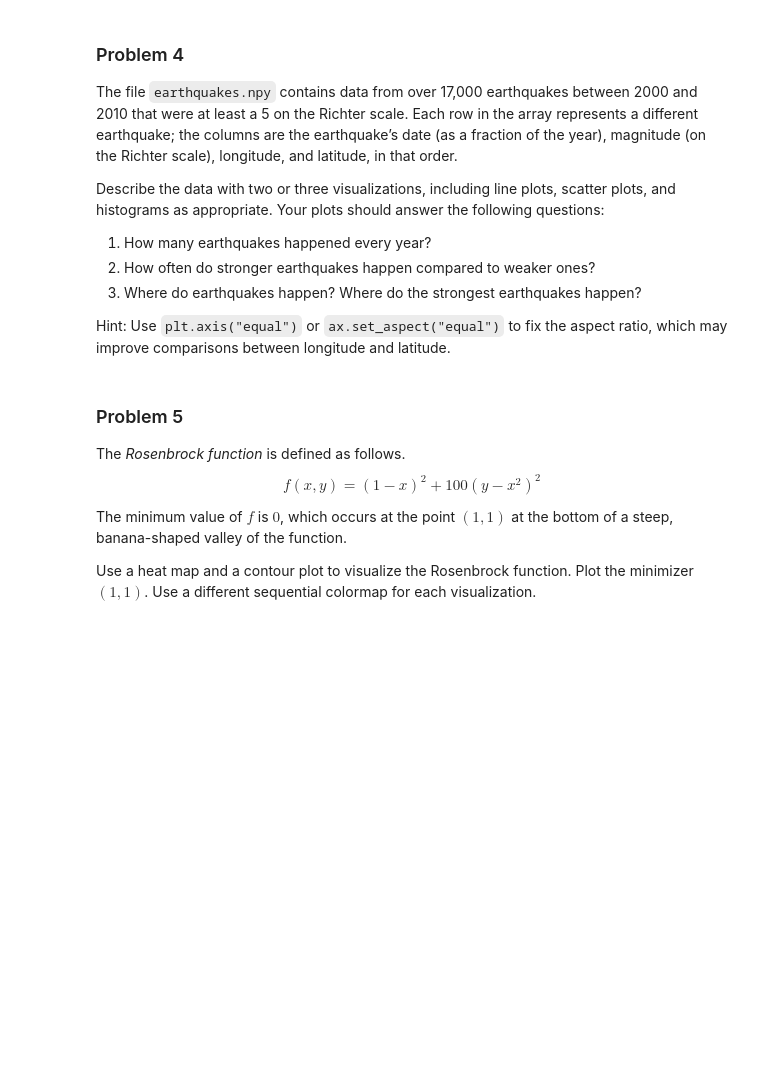
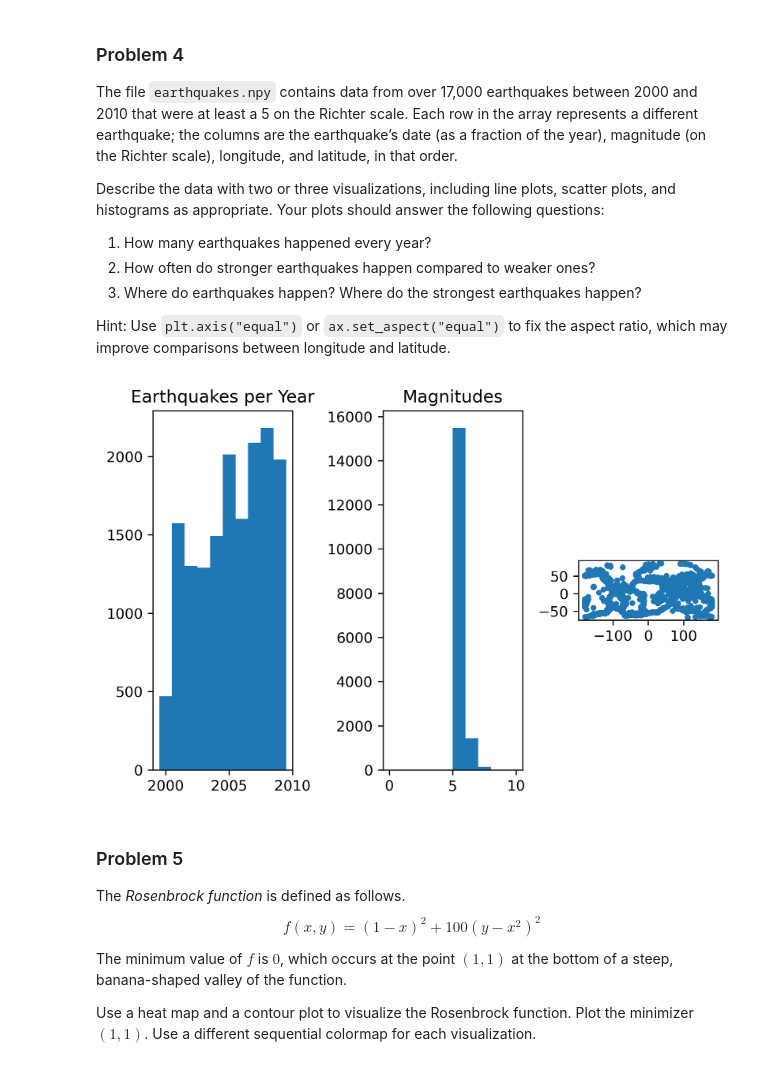
Before and after one commit to acjo/algorithims_optimization, a Jupyter notebook: DataVisualization/data_visualization.ipynb, the cells around one changed output. Saved outputs shown, nothing was run; the diff lists cells and outputs as text; code cells hidden in the pictures; blank space fills up the shorter version.

```diff
--- a/DataVisualization/data_visualization.ipynb
+++ b/DataVisualization/data_visualization.ipynb
@@ -216,3 +251,23 @@ years, magnitudes, longitude, latitude = np.load("earthquakes.npy").T
+# %%
+years, magnitudes, longitude, latitude = np.load("earthquakes.npy").T
+
+fig, axs = plt.subplots(1, 3, constrained_layout=True)
+ax = axs[0]
+ax.hist(years, bins=np.arange(1999.5, 2010.5), label='Years')
+ax.set_title('Earthquakes per Year')
+ax = axs[1]
+ax.hist(magnitudes, bins=np.arange(0, 11), label='Magnitudes')
+ax.set_title('Magnitudes')
+#plt.plot(years, magnitudes, '.')
+#print(max(years))
+#plt.xlabel("Year")
+#plt.ylabel("Magnitude")
+ax = axs[2]
+ax.plot(longitude, latitude, '.')
+ax.set_aspect('equal')
+plt.show()
+# %% [output]
+[figure, added]
 # %% [markdown]
 ### Problem 5
 
```
Also changed, not shown: parts of 3 cells of this notebook.
